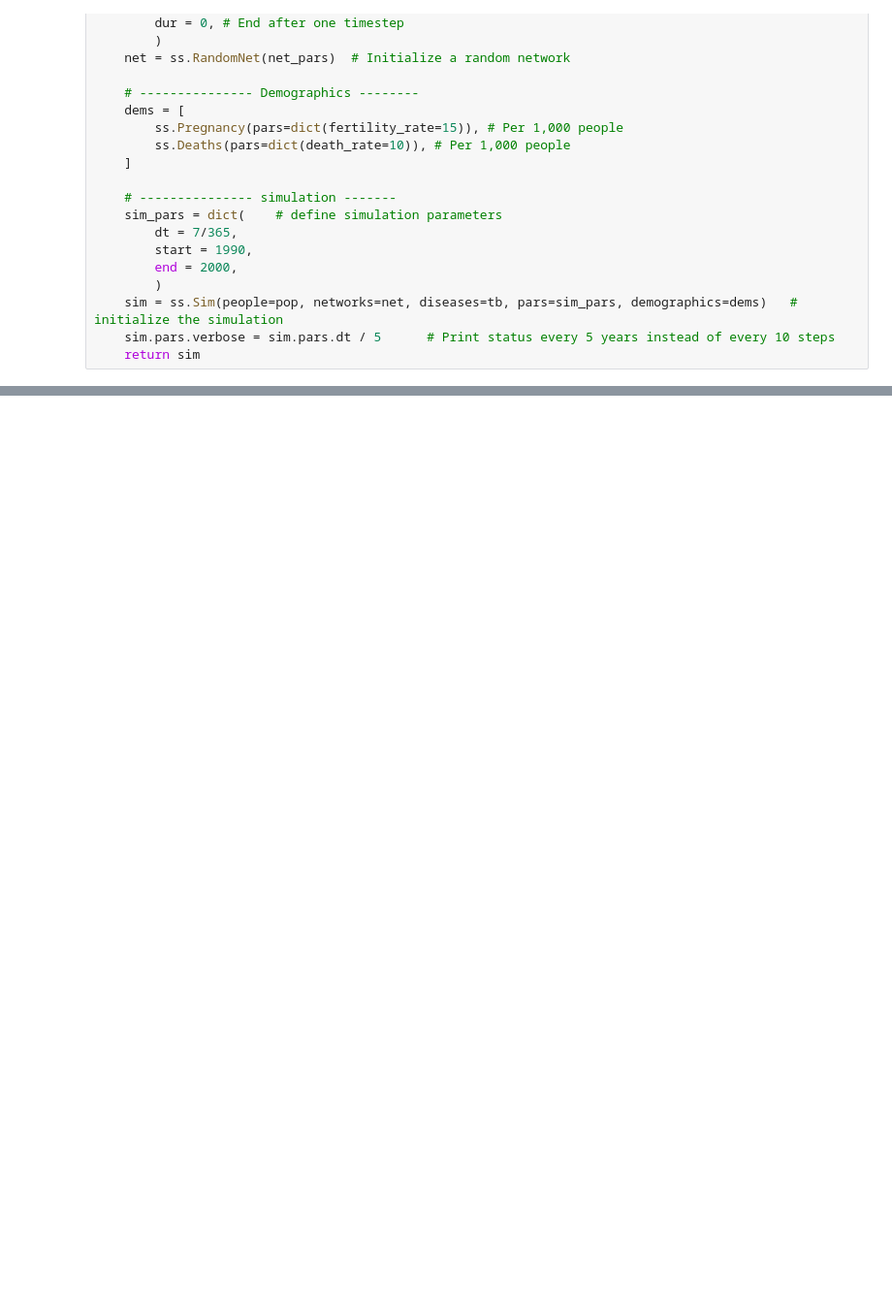
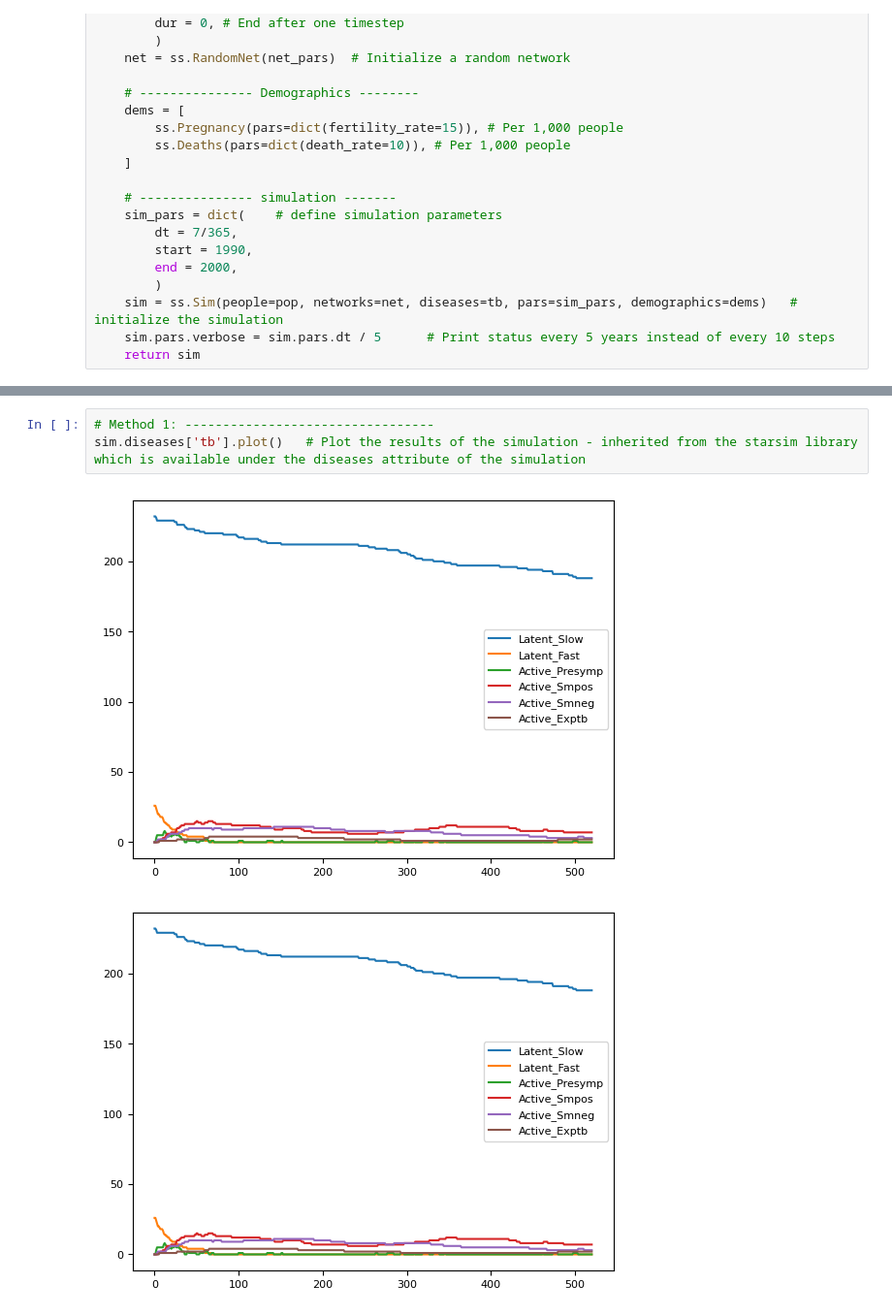
Before and after one commit to starsimhub/tbsim, a Jupyter notebook: docs/tutorials/tuberculosis_sim.ipynb, the cells around one changed output, grey strips where cells are left out. Shown at 97% size. Saved outputs shown, nothing was run; the diff lists cells and outputs as text; blank space fills up the shorter version.

```diff
--- a/docs/tutorials/tuberculosis_sim.ipynb
+++ b/docs/tutorials/tuberculosis_sim.ipynb
@@ -154,0 +158,6 @@ Initializing sim with 1000 agents
+# %%
+# Method 1: ---------------------------------
+sim.diseases['tb'].plot()   # Plot the results of the simulation - inherited from the starsim library which is available under the diseases attribute of the simulation
+# %% [output]
+[figure, added]
+[figure, added]
```
Also changed, not shown: parts of 15 cells of this notebook.
